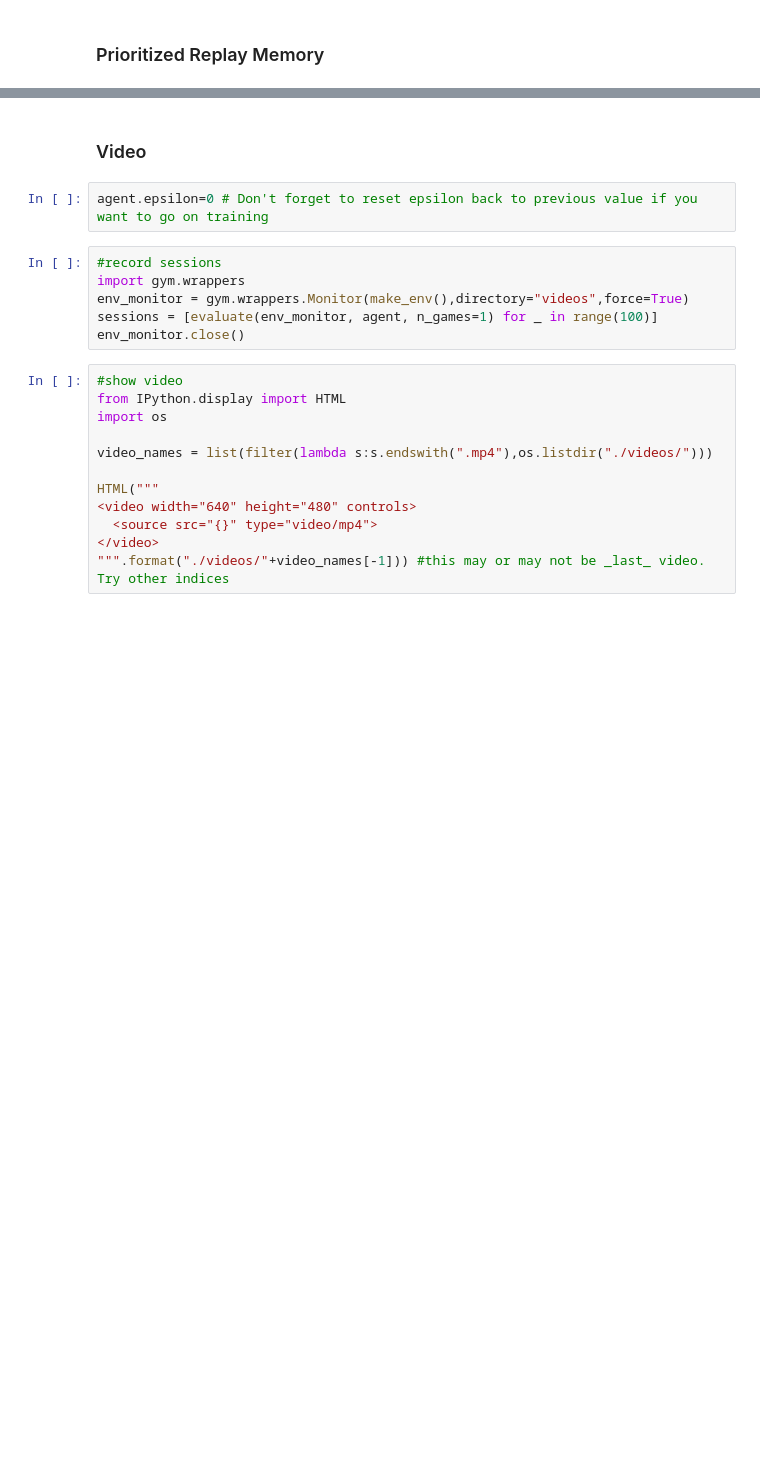
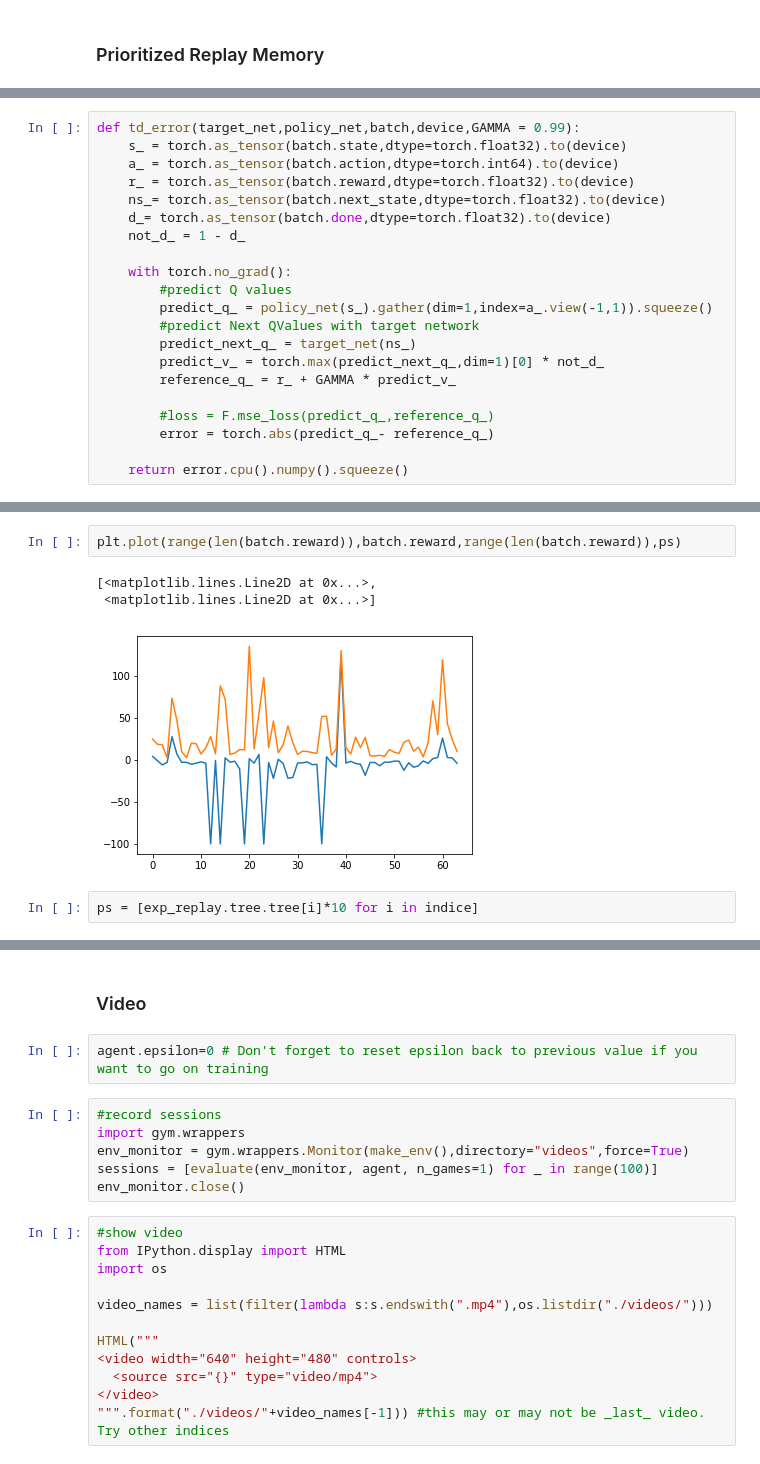
Before and after one commit to etendue/move37, a Jupyter notebook: dqn_box2d.ipynb, the cells around one changed output, grey strips where cells are left out. Cells and saved outputs as stored; diff of their text form; blank space fills up the shorter version.

```diff
--- a/dqn_box2d.ipynb
+++ b/dqn_box2d.ipynb
@@ -451 +416,22 @@ from replay_buffer_buffer_bufferay_buffer import PrioritizedReplayBuffer
+# %%
+def td_error(target_net,policy_net,batch,device,GAMMA = 0.99):
+    s_ = torch.as_tensor(batch.state,dtype=torch.float32).to(device)
+    a_ = torch.as_tensor(batch.action,dtype=torch.int64).to(device)
+    r_ = torch.as_tensor(batch.reward,dtype=torch.float32).to(device)
+    ns_= torch.as_tensor(batch.next_state,dtype=torch.float32).to(device)
+    d_= torch.as_tensor(batch.done,dtype=torch.float32).to(device)
+    not_d_ = 1 - d_
+
+    with torch.no_grad():
+        #predict Q values
+        predict_q_ = policy_net(s_).gather(dim=1,index=a_.view(-1,1)).squeeze()
+        #predict Next QValues with target network
+        predict_next_q_ = target_net(ns_)
+        predict_v_ = torch.max(predict_next_q_,dim=1)[0] * not_d_
+        reference_q_ = r_ + GAMMA * predict_v_
+
+        #loss = F.mse_loss(predict_q_,reference_q_)
+        error = torch.abs(predict_q_- reference_q_)
+
+    return error.cpu().numpy().squeeze()
 # %%
@@ -519,0 +532,8 @@ for i in trange(TIME_STEPS):
+# %%
+plt.plot(range(len(batch.reward)),batch.reward,range(len(batch.reward)),ps)
+# %% [output]
+[<matplotlib.lines.Line2D at 0x...>,
+ <matplotlib.lines.Line2D at 0x...>]
+[figure, added]
+# %%
+ps = [exp_replay.tree.tree[i]*10 for i in indice]
```
Also changed, not shown: parts of 29 cells of this notebook.
